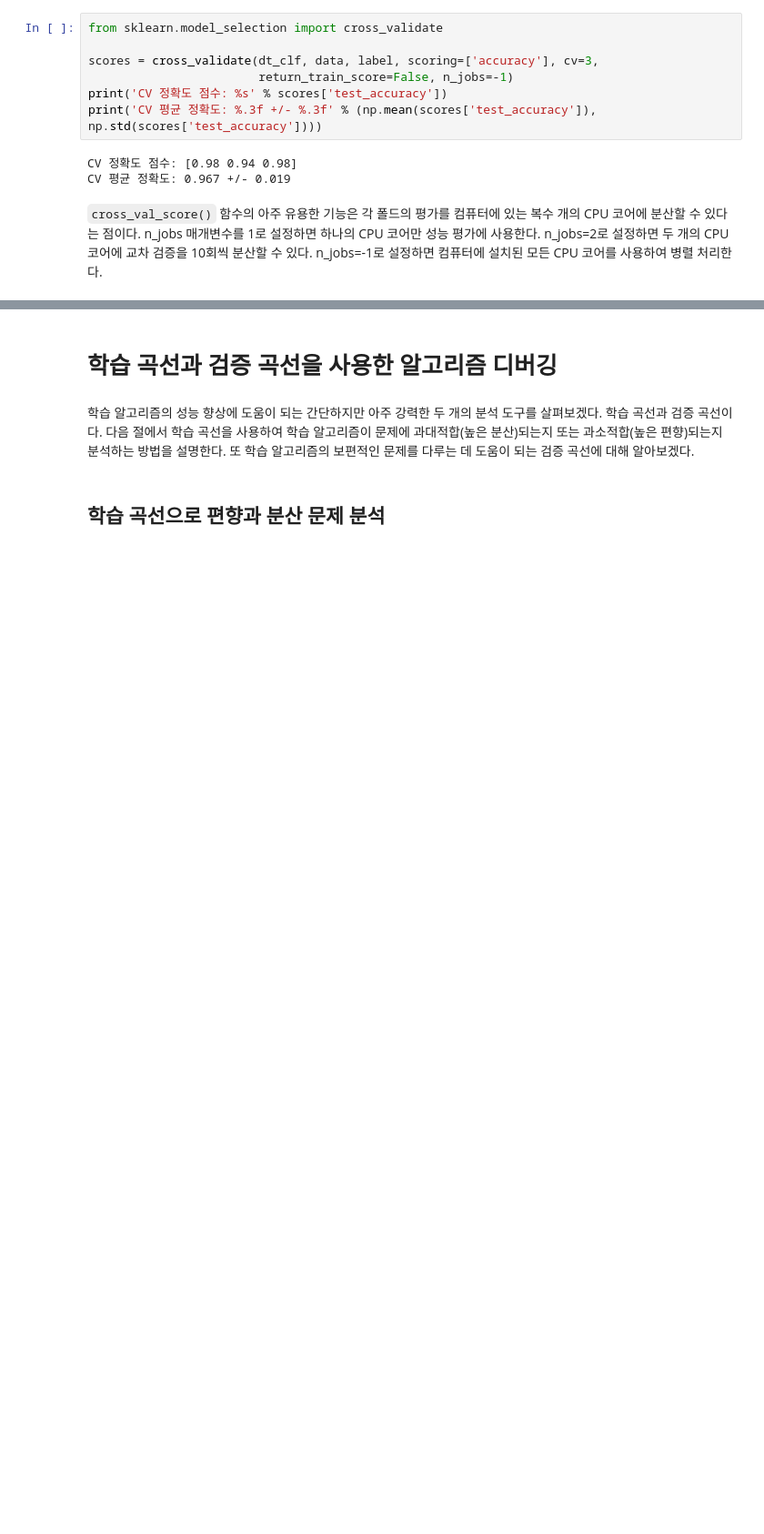
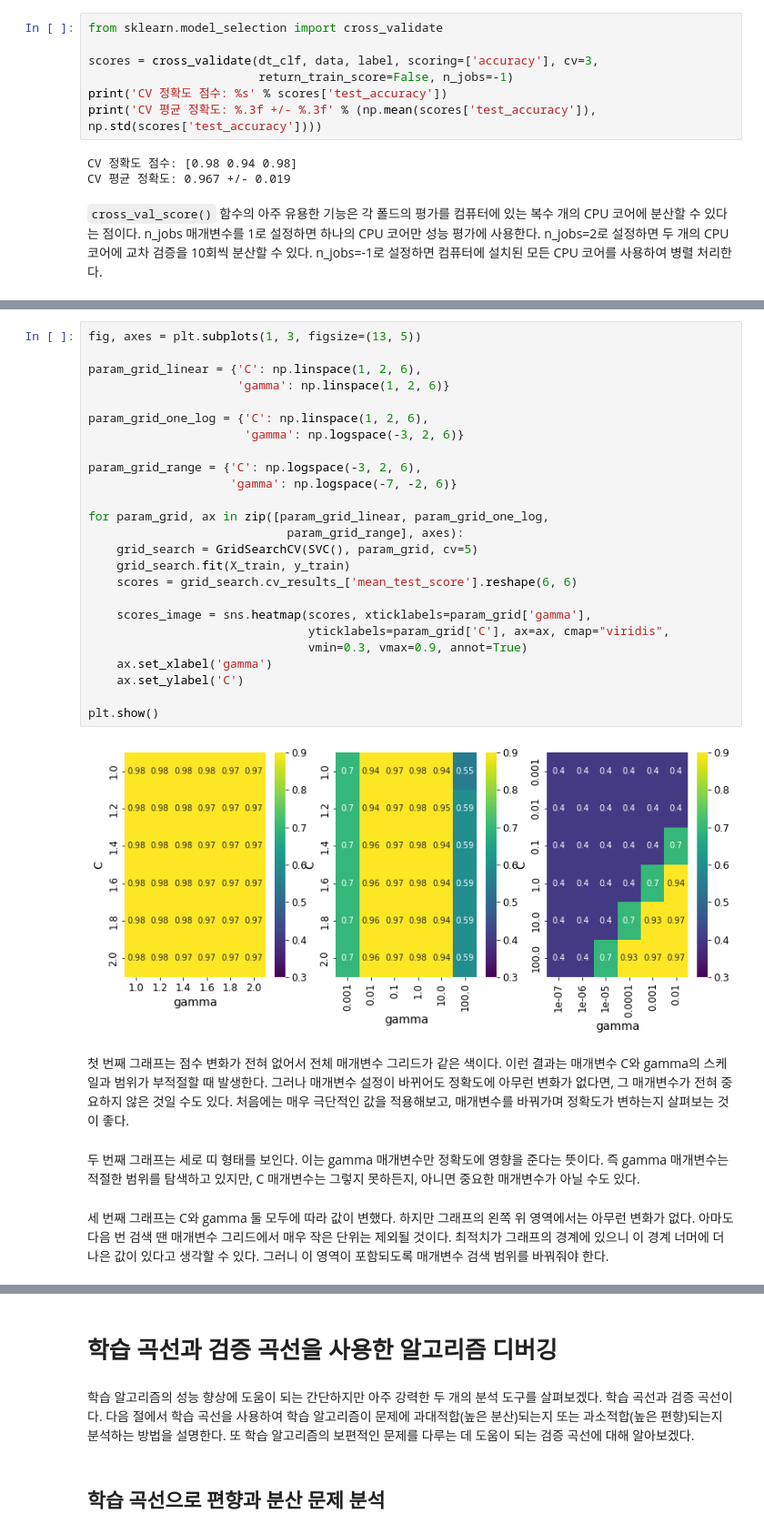
Before and after one commit to Sameta-cani/jwork, a Jupyter notebook: model evaluation.ipynb, the cells around one changed output, grey strips where cells are left out. Shown at 91% size. Cells and saved outputs as stored; diff of their text form; blank space fills up the shorter version.

```diff
--- a/model evaluation.ipynb
+++ b/model evaluation.ipynb
@@ -323,0 +578,33 @@ CV 평균 정확도: 0.967 +/- 0.019
+# %%
+fig, axes = plt.subplots(1, 3, figsize=(13, 5))
+
+param_grid_linear = {'C': np.linspace(1, 2, 6),
+                     'gamma': np.linspace(1, 2, 6)}
+
+param_grid_one_log = {'C': np.linspace(1, 2, 6),
+                      'gamma': np.logspace(-3, 2, 6)}
+
+param_grid_range = {'C': np.logspace(-3, 2, 6),
+                    'gamma': np.logspace(-7, -2, 6)}
+
+for param_grid, ax in zip([param_grid_linear, param_grid_one_log,
+                            param_grid_range], axes):
+    grid_search = GridSearchCV(SVC(), param_grid, cv=5)
+    grid_search.fit(X_train, y_train)
+    scores = grid_search.cv_results_['mean_test_score'].reshape(6, 6)
+
+    scores_image = sns.heatmap(scores, xticklabels=param_grid['gamma'],
+                               yticklabels=param_grid['C'], ax=ax, cmap="viridis",
+                               vmin=0.3, vmax=0.9, annot=True)
+    ax.set_xlabel('gamma')
+    ax.set_ylabel('C')
+
+plt.show()
+# %% [output]
+[figure, added]
+# %% [markdown]
+첫 번째 그래프는 점수 변화가 전혀 없어서 전체 매개변수 그리드가 같은 색이다. 이런 결과는 매개변수 C와 gamma의 스케일과 범위가 부적절할 때 발생한다. 그러나 매개변수 설정이 바뀌어도 정확도에 아무런 변화가 없다면, 그 매개변수가 전혀 중요하지 않은 것일 수도 있다. 처음에는 매우 극단적인 값을 적용해보고, 매개변수를 바꿔가며 정확도가 변하는지 살펴보는 것이 좋다.
+# %% [markdown]
+두 번째 그래프는 세로 띠 형태를 보인다. 이는 gamma 매개변수만 정확도에 영향을 준다는 뜻이다. 즉 gamma 매개변수는 적절한 범위를 탐색하고 있지만, C 매개변수는 그렇지 못하든지, 아니면 중요한 매개변수가 아닐 수도 있다.
+# %% [markdown]
+세 번째 그래프는 C와 gamma 둘 모두에 따라 값이 변했다. 하지만 그래프의 왼쪽 위 영역에서는 아무런 변화가 없다. 아마도 다음 번 검색 땐 매개변수 그리드에서 매우 작은 단위는 제외될 것이다. 최적치가 그래프의 경계에 있으니 이 경계 너머에 더 나은 값이 있다고 생각할 수 있다. 그러니 이 영역이 포함되도록 매개변수 검색 범위를 바꿔줘야 한다.
```
Also changed, not shown: parts of 93 cells of this notebook, 3 other files.
